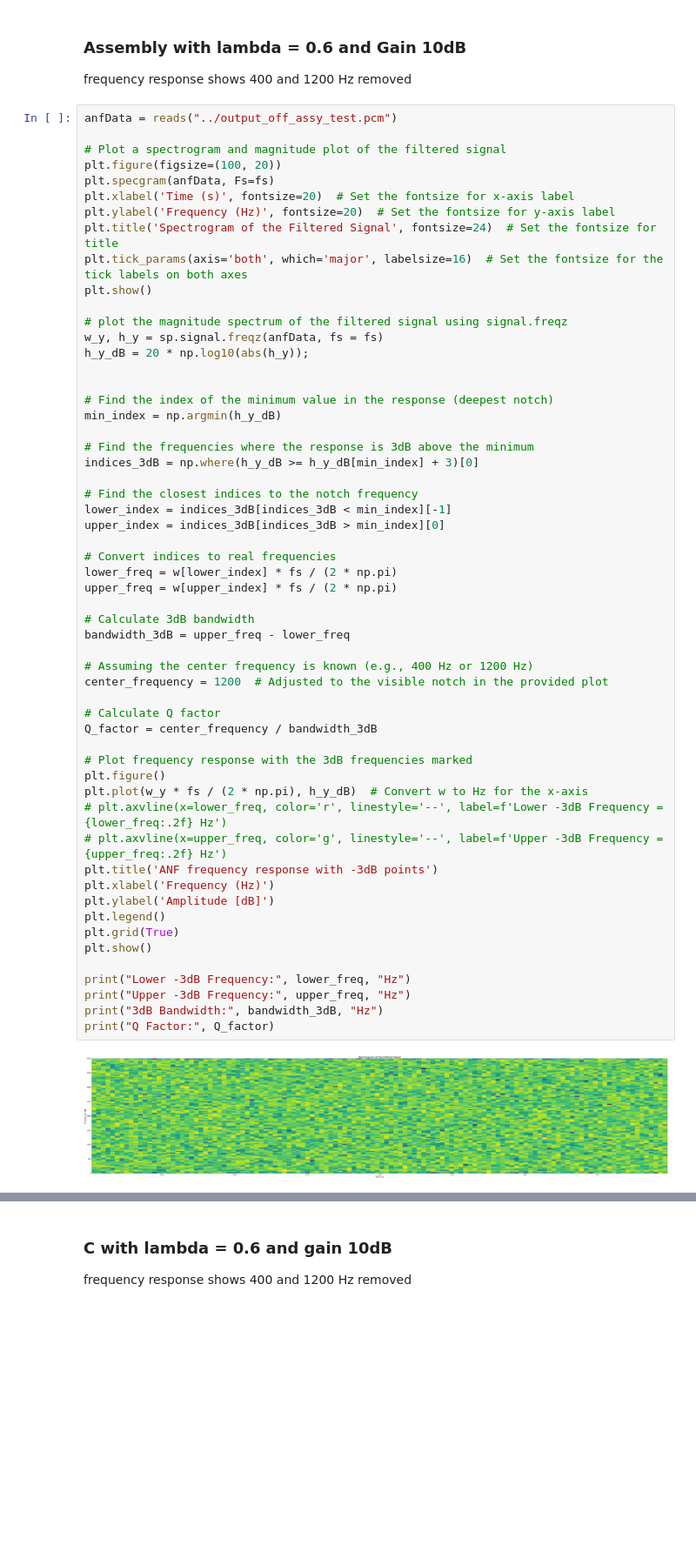
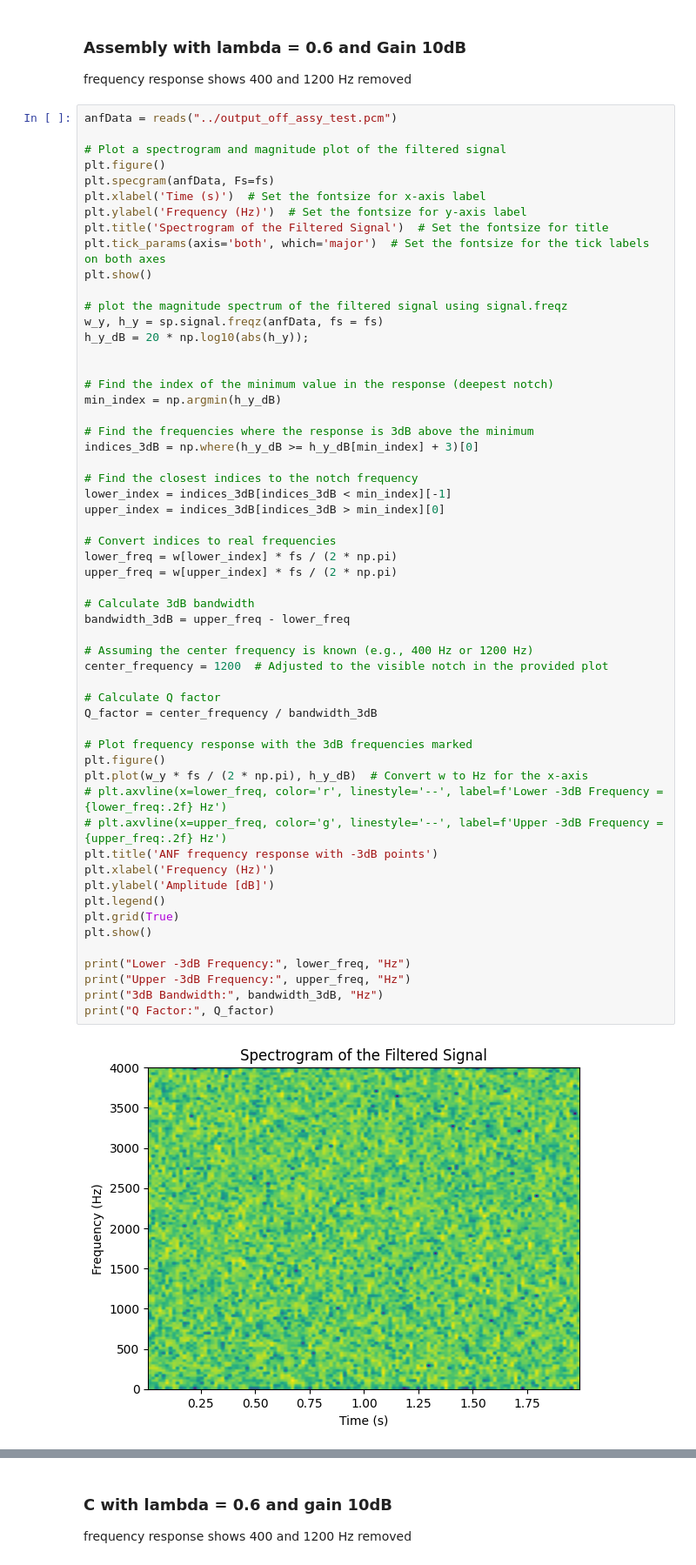
Before and after one commit to yewentai/Real-time-2nd-order-Adaptive-Notch-Filter-design, a Jupyter notebook: deliverables/evaluate.ipynb, the cells around one changed output, grey strips where cells are left out. Shown at 87% size. Drawn from its saved outputs; the diff is of its cells as text; blank space fills up the shorter version.

```diff
--- a/deliverables/evaluate.ipynb
+++ b/deliverables/evaluate.ipynb
@@ -410,12 +410,12 @@ frequency response shows 400 and 1200 Hz removed
 anfData = reads("../output_off_assy_test.pcm")
 
 # Plot a spectrogram and magnitude plot of the filtered signal
-plt.figure(figsize=(100, 20))
+plt.figure()
 plt.specgram(anfData, Fs=fs)
-plt.xlabel('Time (s)', fontsize=20)  # Set the fontsize for x-axis label
-plt.ylabel('Frequency (Hz)', fontsize=20)  # Set the fontsize for y-axis label
-plt.title('Spectrogram of the Filtered Signal', fontsize=24)  # Set the fontsize for title
-plt.tick_params(axis='both', which='major', labelsize=16)  # Set the fontsize for the tick labels on both axes
+plt.xlabel('Time (s)')  # Set the fontsize for x-axis label
+plt.ylabel('Frequency (Hz)')  # Set the fontsize for y-axis label
+plt.title('Spectrogram of the Filtered Signal')  # Set the fontsize for title
+plt.tick_params(axis='both', which='major')  # Set the fontsize for the tick labels on both axes
 plt.show()
 
 # plot the magnitude spectrum of the filtered signal using signal.freqz
@@ -436,34 +436,34 @@ upper_index = indices_3dB[indices_3dB > min_index][0]
 # Convert indices to real frequencies
 lower_freq = w[lower_index] * fs / (2 * np.pi)
 upper_freq = w[upper_index] * fs / (2 * np.pi)
 
 # Calculate 3dB bandwidth
 bandwidth_3dB = upper_freq - lower_freq
 
 # Assuming the center frequency is known (e.g., 400 Hz or 1200 Hz)
 center_frequency = 1200  # Adjusted to the visible notch in the provided plot
 
 # Calculate Q factor
 Q_factor = center_frequency / bandwidth_3dB
 
 # Plot frequency response with the 3dB frequencies marked
 plt.figure()
 plt.plot(w_y * fs / (2 * np.pi), h_y_dB)  # Convert w to Hz for the x-axis
 # plt.axvline(x=lower_freq, color='r', linestyle='--', label=f'Lower -3dB Frequency = {lower_freq:.2f} Hz')
 # plt.axvline(x=upper_freq, color='g', linestyle='--', label=f'Upper -3dB Frequency = {upper_freq:.2f} Hz')
 plt.title('ANF frequency response with -3dB points')
 plt.xlabel('Frequency (Hz)')
 plt.ylabel('Amplitude [dB]')
 plt.legend()
 plt.grid(True)
 plt.show()
 
 print("Lower -3dB Frequency:", lower_freq, "Hz")
 print("Upper -3dB Frequency:", upper_freq, "Hz")
 print("3dB Bandwidth:", bandwidth_3dB, "Hz")
 print("Q Factor:", Q_factor)
 # %% [output]
-[figure, old version]
+[figure, new version]
 No artists with labels found to put in legend.  Note that artists whose label start with an underscore are ignored when legend() is called with no argument.
 [figure]
 Lower -3dB Frequency: 247.5 Hz
```
Also changed, not shown: 7 other files.
